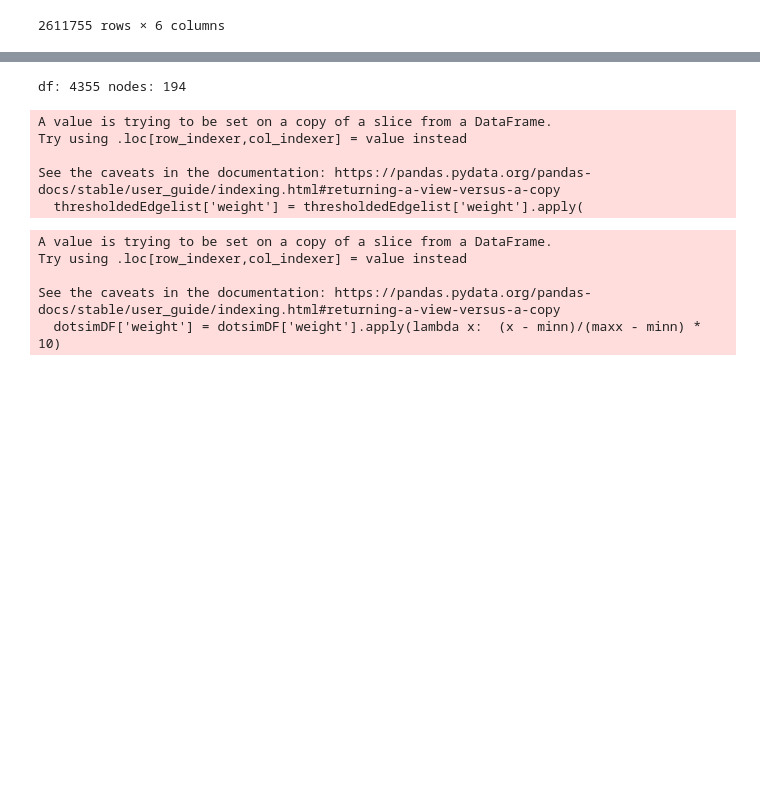
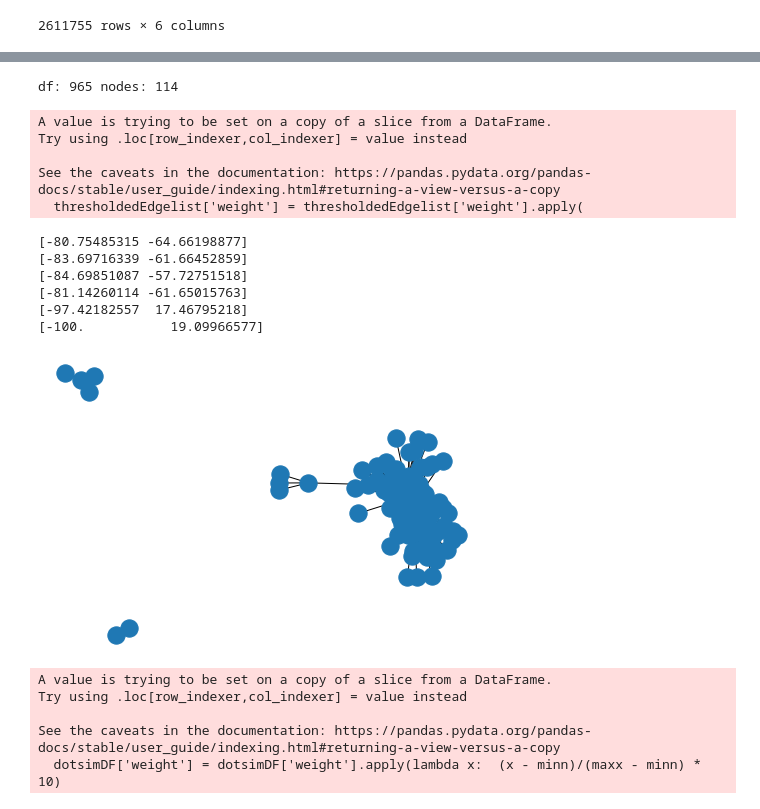
Before and after one commit to NLPaladins/rinehartAnalysis_wordVectors, a Jupyter notebook: main.ipynb, the cells around one changed output, grey strips where cells are left out. Drawn from its saved outputs; the diff is of its cells as text; code cells hidden in the pictures; blank space fills up the shorter version.

```diff
--- a/main.ipynb
+++ b/main.ipynb
@@ -298,9 +282,9 @@ df: 4080 nodes: 162
 # %%
-cosimThresh= cosineSimDF[cosineSimDF['weight'] > 0.9995]
+cosimThresh= cosineSimDF[cosineSimDF['weight'] > 0.99965]
 cosimNetwork = nx.from_pandas_edgelist(cosimThresh, edge_attr=True)
 print(f"df: {len(cosimThresh)} nodes: {len(cosimNetwork.nodes)}")
 # %% [output]
-df: 4355 nodes: 194
+df: 965 nodes: 114
 # %%
 def generate_word_attributes(book):
     attribute_list = {}
@@ -351,6 +353,23 @@ See the caveats in the documentation: https://pandas.pydata.org/pandas-docs/stab
 # %%
 
 eh = (cosimNetwork)
+# %%
+pos = nx.spring_layout(cosimNetwork,weight='weight', scale=100)
+# %%
+for key in pos.keys():
+    if pos[key][0] < -50:
+        print(pos[key])
+# %% [output]
+[-80.75485315 -64.66198877]
+[-83.69716339 -61.66452859]
+[-84.69851087 -57.72751518]
+[-81.14260114 -61.65015763]
+[-97.42182557  17.46795218]
+[-100.           19.09966577]
+# %%
+nx.draw(cosimNetwork, pos)
+# %% [output]
+[figure, added]
 # %%
 minn = dotsimDF['weight'].min()
 maxx = dotsimDF['weight'].max()
```
Also changed, not shown: parts of 7 cells of this notebook.
